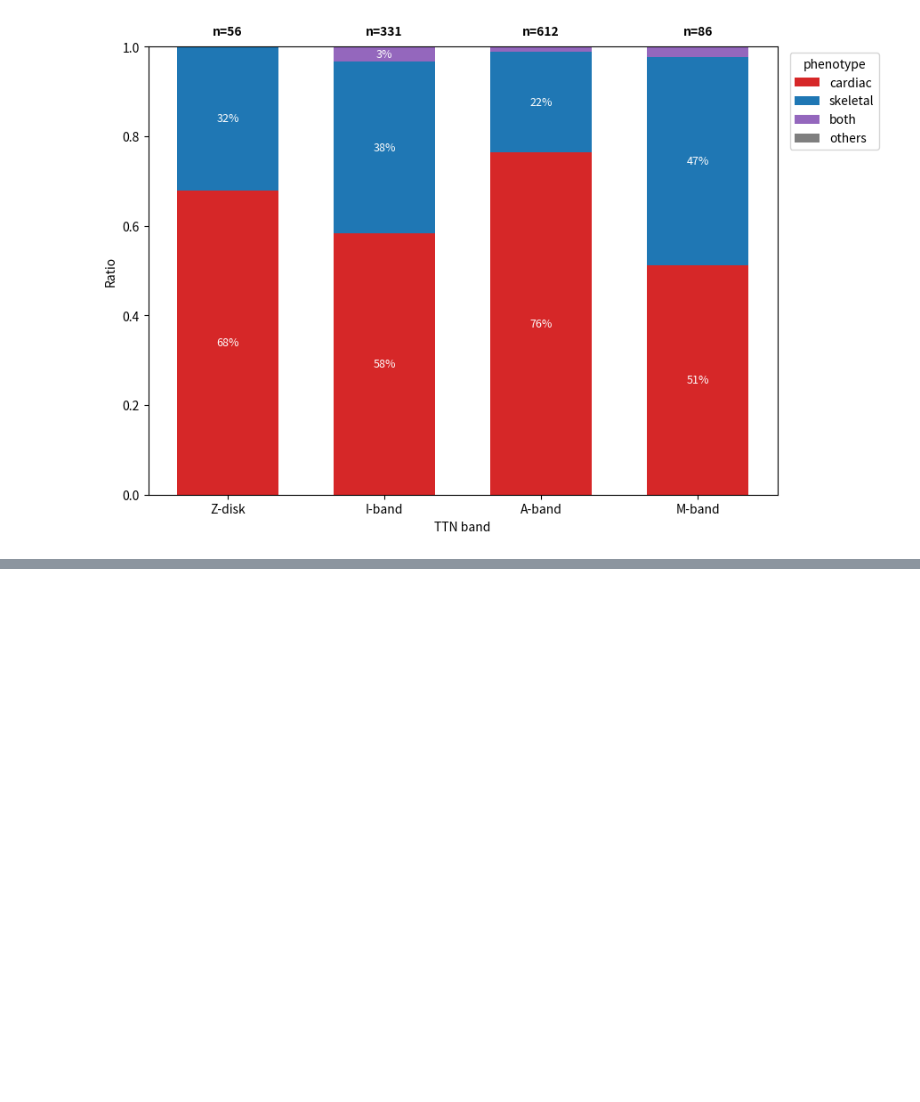
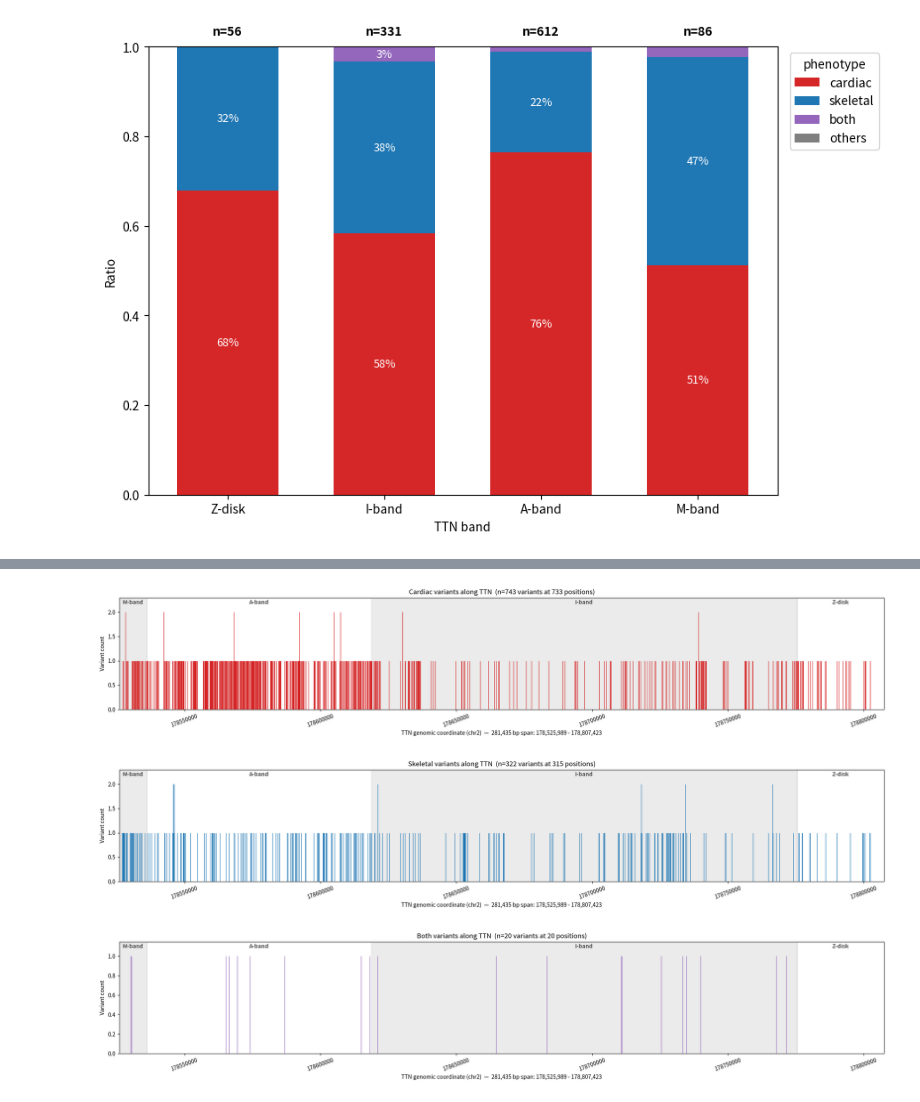
Before and after one commit to nain9172/ttn-agent, a Jupyter notebook: ttn_band_disease_distribution.ipynb, the cells around one changed output, grey strips where cells are left out. Saved outputs shown, nothing was run; the diff lists cells and outputs as text; code cells hidden in the pictures; blank space fills up the shorter version.

```diff
--- a/ttn_band_disease_distribution.ipynb
+++ b/ttn_band_disease_distribution.ipynb
@@ -191,0 +162,57 @@ plt.show()
+# %%
+# 逐位點 bar 圖：x 軸為 TTN 基因座標範圍 (281,435 個點)，bar 高 = 該位點變異數
+GENE_START, GENE_END = 178525989, 178807423
+n_points = GENE_END - GENE_START + 1  # 281,435
+positions = np.arange(GENE_START, GENE_END + 1)
+
+# band 邊界與名稱 (基因組座標；TTN 位於負股，Z-disk 在較大座標)
+band_bounds = [
+    ('M-band', 178525989, 178535982),
+    ('A-band', 178535982, 178618584),
+    ('I-band', 178618584, 178775356),
+    ('Z-disk', 178775356, 178807423),
+]
+
+targets = ['cardiac', 'skeletal', 'both']
+
+for ph in targets:
+    height = np.zeros(n_points, dtype=int)
+    vc = df.loc[df['phenotype'] == ph, 'POS'].value_counts()
+    idx = vc.index.to_numpy() - GENE_START
+    valid = (idx >= 0) & (idx < n_points)
+    height[idx[valid]] = vc.to_numpy()[valid]
+
+    fig, ax = plt.subplots(figsize=(20, 4))
+
+    # band 分區背景 (交錯灰底) 與邊界虛線
+    for i, (name, s, e) in enumerate(band_bounds):
+        if i % 2 == 0:
+            ax.axvspan(s, e, color='0.92', zorder=0)
+        ax.axvline(e, color='0.6', linestyle='--', linewidth=0.6, zorder=0)
+
+    nz = height > 0
+    ax.vlines(positions[nz], 0, height[nz], color=colors[ph], linewidth=0.9, zorder=2)
+
+    ax.set_xlim(GENE_START, GENE_END)
+    ax.xaxis.set_major_formatter(mpl.ticker.StrMethodFormatter('{x:.0f}'))
+    ax.xaxis.set_major_locator(mpl.ticker.MaxNLocator(6))
+    ax.tick_params(axis='x', rotation=20)
+    ymax = max(int(height.max()), 1) * 1.15
+    ax.set_ylim(0, ymax)
+    ax.set_ylabel('Variant count')
+    ax.set_xlabel(f'TTN genomic coordinate (chr2)  —  '
+                  f'{n_points:,} bp span: {GENE_START:,} - {GENE_END:,}')
+    ax.set_title(f'{ph.capitalize()} variants along TTN  '
+                 f'(n={int(height.sum())} variants at {int(nz.sum())} positions)')
+
+    # band 名稱標在圖頂
+    for name, s, e in band_bounds:
+        ax.text((s + e) / 2, ymax * 0.98, name, ha='center', va='top',
+                fontsize=10, fontweight='bold', color='0.3')
+
+    plt.tight_layout()
+    plt.show()
+# %% [output]
+[figure, added]
+[figure, added]
+[figure, added]
```
Also changed, not shown: parts of 12 cells of this notebook.
